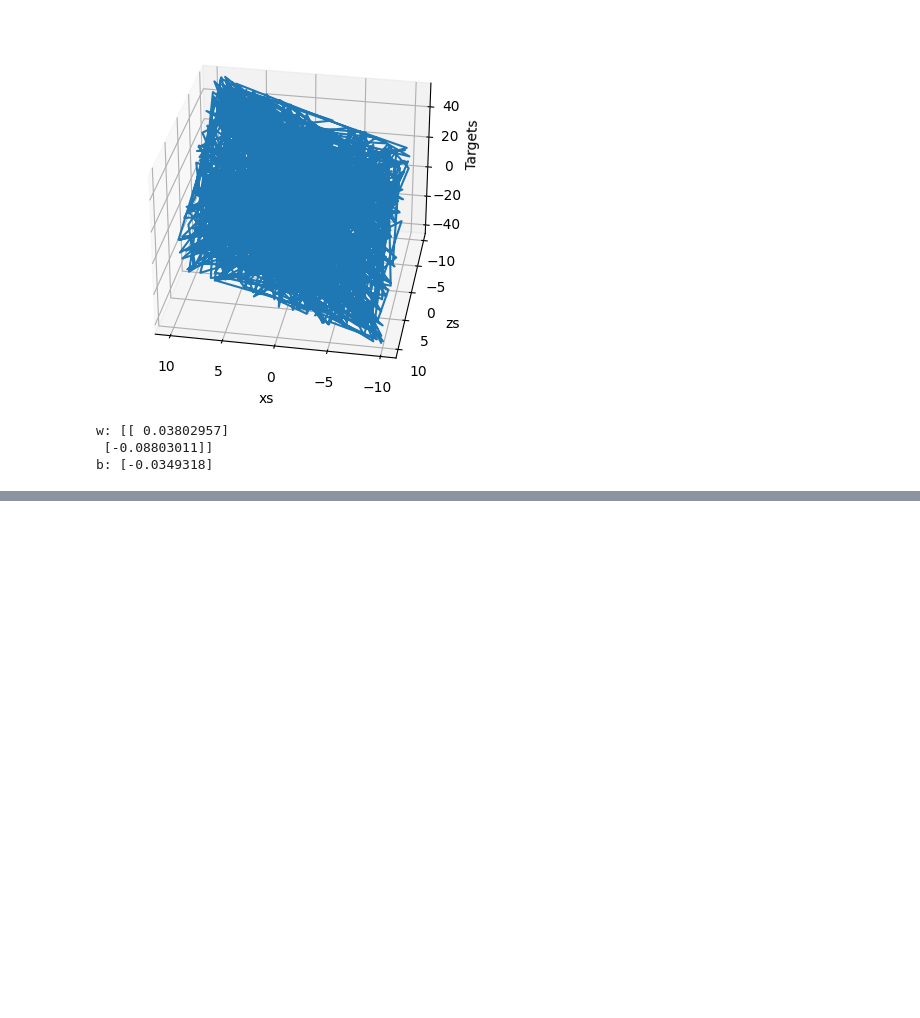
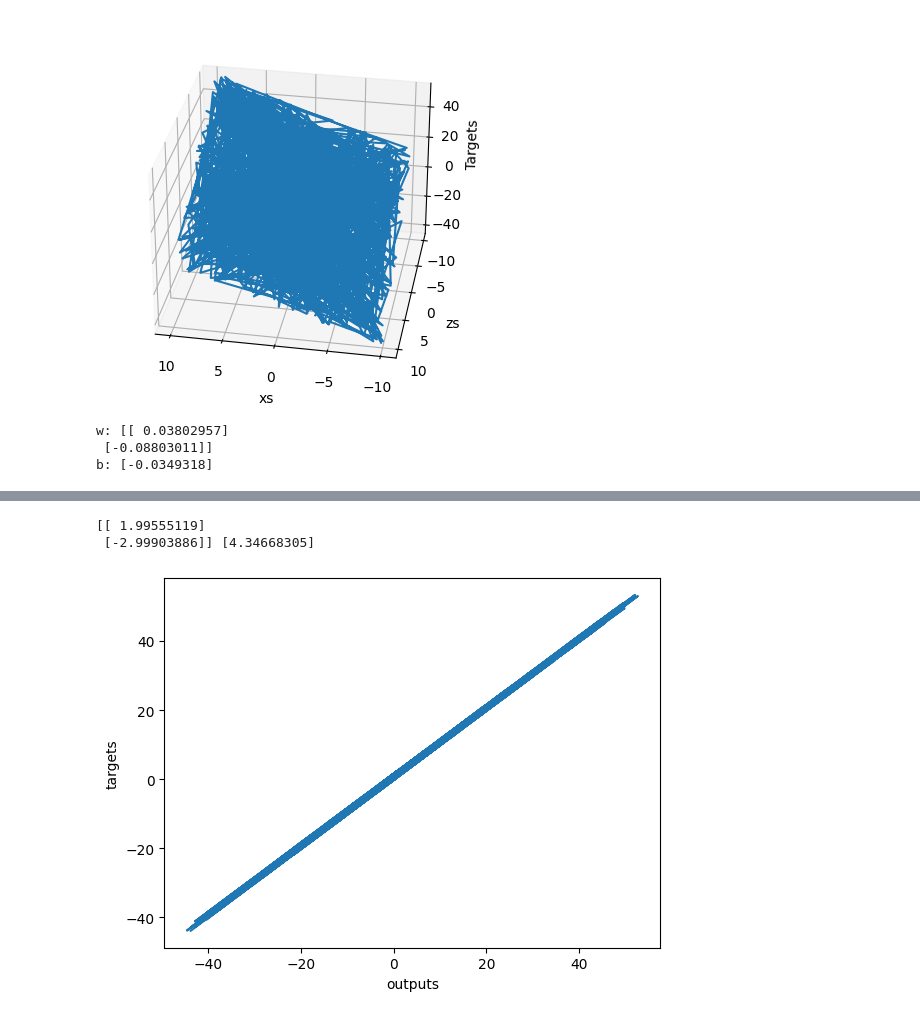
Before and after one commit to ddxbugs/owl-trainer, a Jupyter notebook: minimal.ipynb, the cells around one changed output, grey strips where cells are left out. Drawn from its saved outputs; the diff is of its cells as text; code cells hidden in the pictures; blank space fills up the shorter version.

```diff
--- a/minimal.ipynb
+++ b/minimal.ipynb
@@ -64,0 +83,12 @@ for i in range(100):
+# %%
+print(weights, biases)
+# %% [output]
+[[ 1.99555119]
+ [-2.99903886]] [4.34668305]
+# %%
+plt.plot(outputs, targets)
+plt.xlabel("outputs")
+plt.ylabel("targets")
+plt.show()
+# %% [output]
+[figure, added]
```
Also changed, not shown: parts of 1 cell of this notebook.
